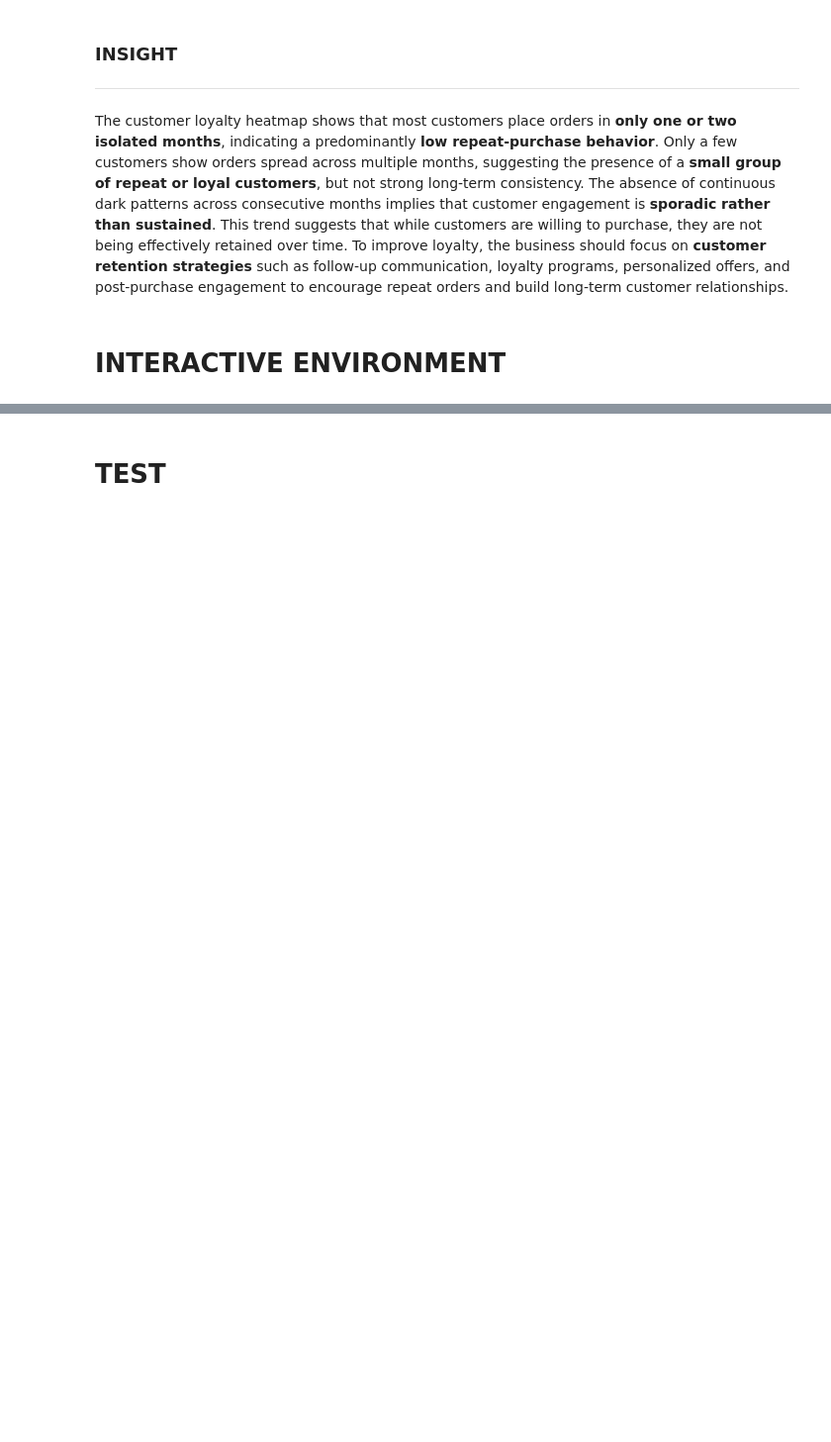
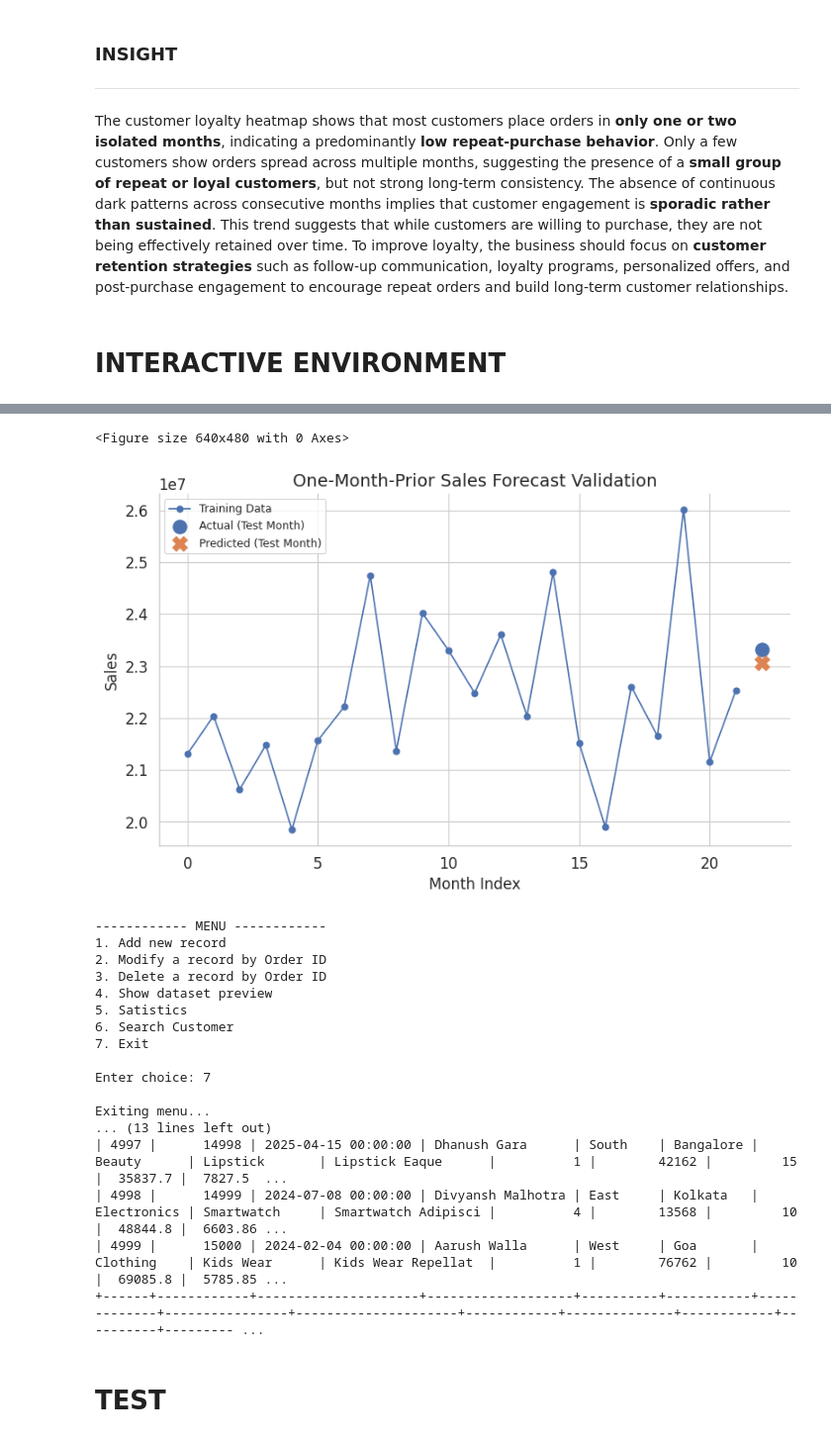
Before and after one commit to ayushinto-space/Performance-Metrics-and-Sales-Analysis-Using-Python, a Jupyter notebook: project.ipynb, the cells around one changed output, grey strips where cells are left out. Shown at 99% size. Drawn from its saved outputs; the diff is of its cells as text; code cells hidden in the pictures; blank space fills up the shorter version.

```diff
--- a/project.ipynb
+++ b/project.ipynb
@@ -521,7 +601,8 @@ def statisics_record(df_edit):
     print("3. Sales by Month")
     print("4. Top City Sales")
     print("5. Customer Loyalty Matrix")
-    print("6. Exit")
+    print("6. Regression Plotter")
+    print("7. Exit")
     choice = input("\nEnter choice: ")
 
     if choice == "1":
@@ -553,6 +634,13 @@ def statisics_record(df_edit):
         plt.close(fig) # plot_top_cities already closes the figure
         return df_edit
     elif choice == "6":
+        fig = plt.gcf() # This line is not needed here as plot_top_cities handles it
+        train_data, test_data, predicted = one_month_prior_test(df_clean)
+        plot_one_month_prior(train_data, test_data, predicted)
+        plt.show()
+        plt.close(fig)
+        return df_edit
+    elif choice == "7":
         print("\nExiting statistical analysis...")
         return df_edit
     else:
@@ -632,2 +720,21 @@ Enter choice: 1
+<Figure size 640x480 with 0 Axes>
+[figure, added]
+------------ MENU ------------
+1. Add new record
+2. Modify a record by Order ID
+3. Delete a record by Order ID
+4. Show dataset preview
+5. Satistics
+6. Search Customer
+7. Exit
+
+Enter choice: 7
+
+Exiting menu...
+... (13 lines left out)
+| 4997 |      14998 | 2025-04-15 00:00:00 | Dhanush Gara      | South    | Bangalore | Beauty      | Lipstick       | Lipstick Eaque      |          1 |        42162 |         15 |  35837.7 |  7827.5  ...
+| 4998 |      14999 | 2024-07-08 00:00:00 | Divyansh Malhotra | East     | Kolkata   | Electronics | Smartwatch     | Smartwatch Adipisci |          4 |        13568 |         10 |  48844.8 |  6603.86 ...
+| 4999 |      15000 | 2024-02-04 00:00:00 | Aarush Walla      | West     | Goa       | Clothing    | Kids Wear      | Kids Wear Repellat  |          1 |        76762 |         10 |  69085.8 |  5785.85 ...
++------+------------+---------------------+-------------------+----------+-----------+-------------+----------------+---------------------+------------+--------------+------------+----------+--------- ...
 # %% [markdown]
 # **TEST**
```
Also changed, not shown: parts of 6 cells of this notebook.
